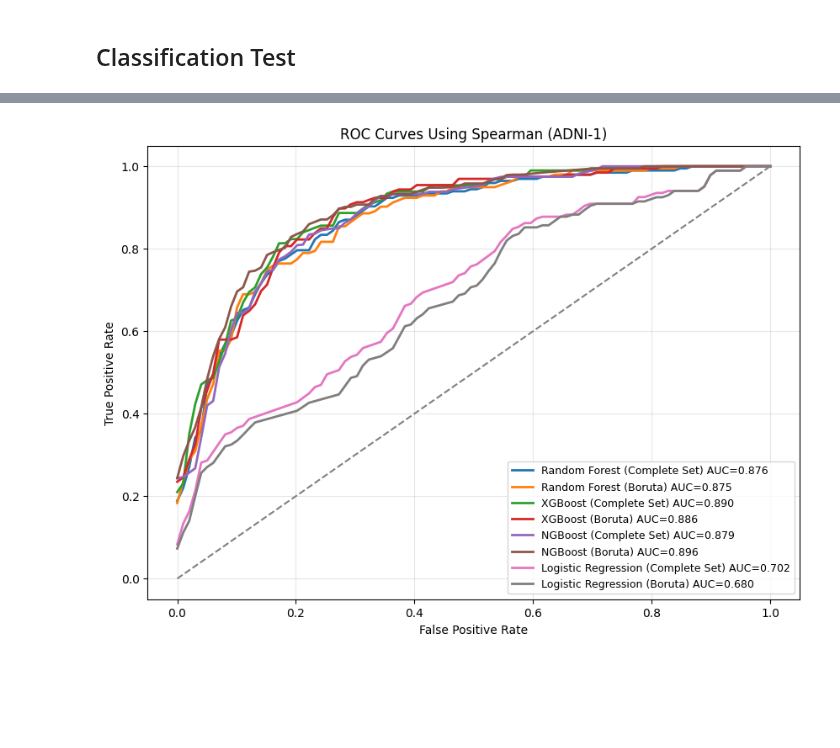
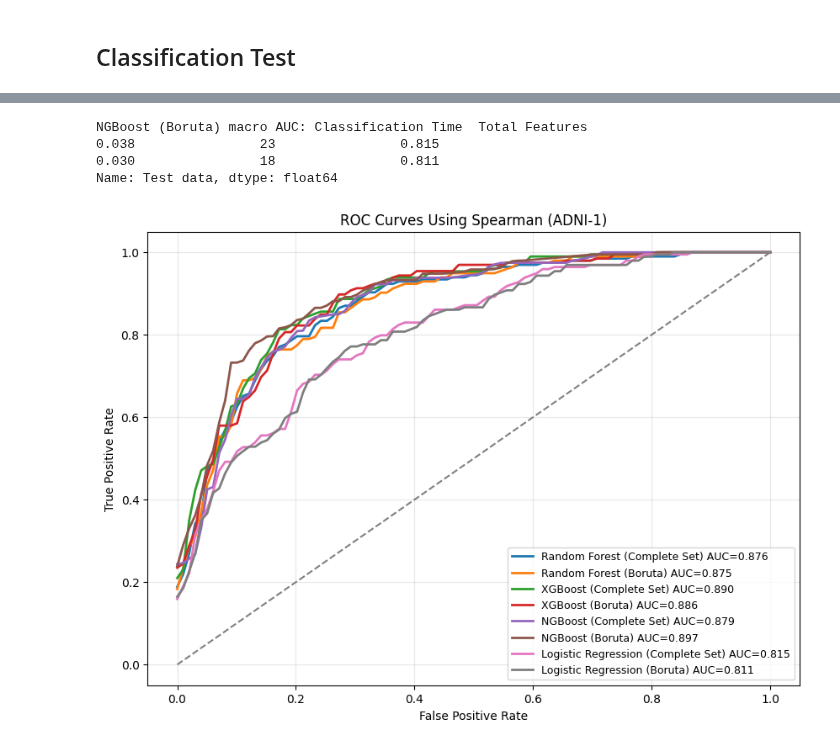
Before and after one commit to InfoAdam1998/Thesis-Project, a Jupyter notebook: ADNI-1 Notebook/feature_selection/multiclass_selection/correlation_method/correlation_base_analysis.ipynb, the cells around one changed output, grey strips where cells are left out. Saved outputs shown, nothing was run; the diff lists cells and outputs as text; code cells hidden in the pictures; blank space fills up the shorter version.

```diff
--- a/ADNI-1 Notebook/feature_selection/multiclass_selection/correlation_method/correlation_base_analysis.ipynb
+++ b/ADNI-1 Notebook/feature_selection/multiclass_selection/correlation_method/correlation_base_analysis.ipynb
@@ -215,10 +226,6 @@ def run_model(classifier_name, X_train, y_train):
                 max_iter=500,
                 random_state=42
                 )
-
-                # Scale features
-                scaler = StandardScaler()
-                X_train = scaler.fit_transform(X_train)
 
         else:
                 raise ValueError("Unknown classifier")
@@ -462,3 +481,15 @@ prediction_df_report
+# %%
+# Quick NGBoost check
+lr_auc = prediction_df_report.xs(
+    ("Pearson", "Logistic Regression", "roc_auc_macro"),
+    level=("Feature Selection", "Classifier", "Metric")
+)["Test data"]
+print("NGBoost (Boruta) macro AUC:", lr_auc)
+# %% [output]
+NGBoost (Boruta) macro AUC: Classification Time  Total Features
+0.038                23                0.815
+0.030                18                0.811
+Name: Test data, dtype: float64
 # %%
 from sklearn.preprocessing import label_binarize
 from sklearn.metrics import roc_curve, auc, roc_auc_score
@@ -506,30 +537,19 @@ def plot_roc_multi(models_dict, X_tests_dict, y_test, show_per_class=False):
     plt.grid(alpha=0.3)
     plt.show()
 # %%
+# ROC AUC plotting for ALL models
 models_dict = {
-    "Random Forest": {
-        "Complete Set": trained_rf_n,
-        "Boruta": trained_rf_t
-    },
-    "XGBoost": {
-        "Complete Set": trained_xgb_n,
-        "Boruta": trained_xgb_t
-    },
-    "NGBoost": {
-        "Complete Set": trained_ngb_n,
-        "Boruta": trained_ngb_t
-    },
-    "Logistic Regression": {
-        "Complete Set": trained_lg_n,
-        "Boruta": trained_lg_t
-    }
+    "Random Forest": {"Complete Set": trained_rf_n, "Boruta": trained_rf_t},
+    "XGBoost": {"Complete Set": trained_xgb_n, "Boruta": trained_xgb_t},
+    "NGBoost": {"Complete Set": trained_ngb_n, "Boruta": trained_ngb_t},
+    "Logistic Regression": {"Complete Set": trained_lg_n, "Boruta": trained_lg_t}
 }
 
 X_tests_dict = {
     "Complete Set": X_test_missForest_t,
     "Boruta": X_test_t
 }
 
 plot_roc_multi(models_dict, X_tests_dict, y_test, show_per_class=False)
 # %% [output]
-[figure, old version]
+[figure, new version]
```
Also changed, not shown: parts of 5 cells of this notebook, 20 other files.
